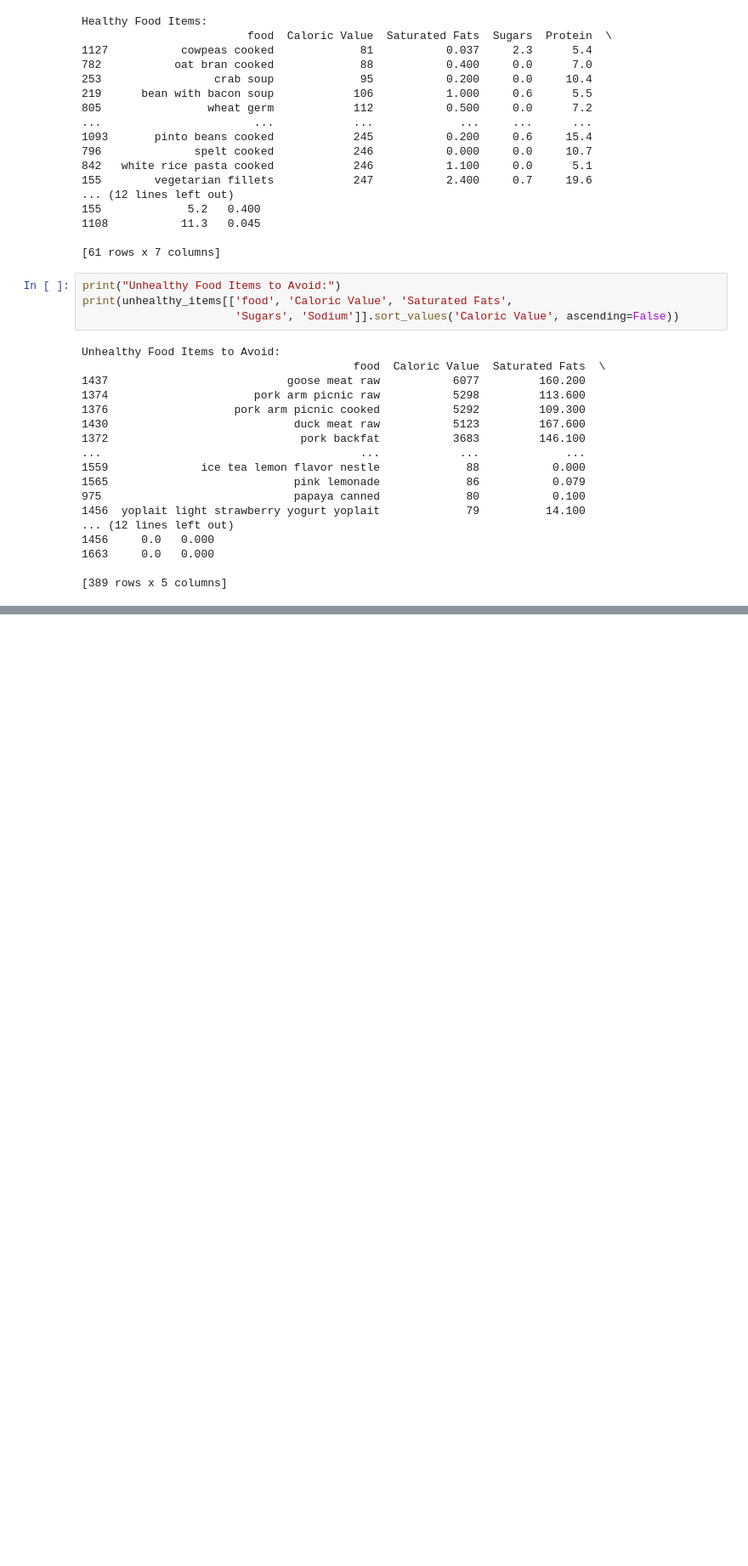
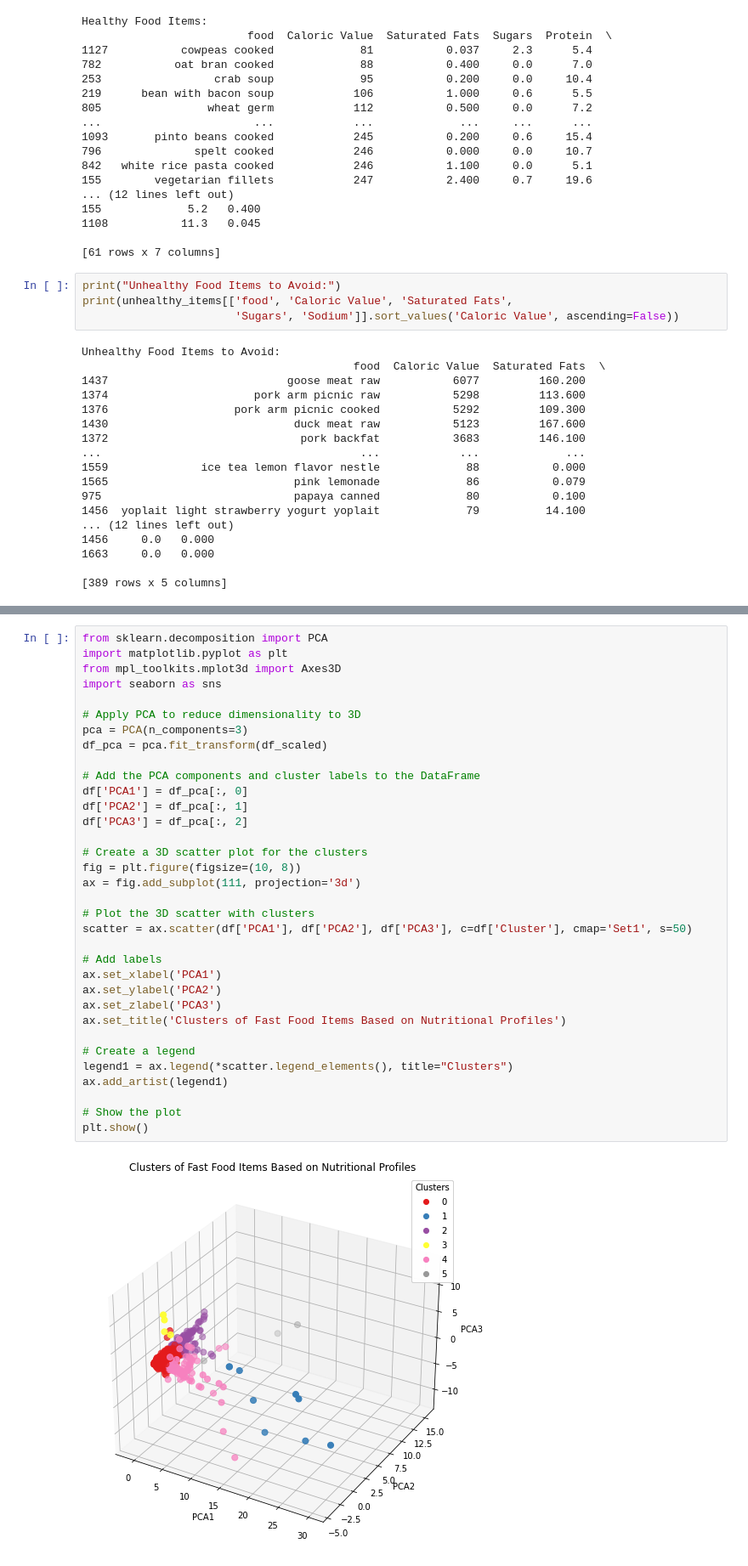
Before and after one commit to lynguyen21/food_nutrition, a Jupyter notebook: food_analysis.ipynb, the cells around one changed output, grey strips where cells are left out. Shown at 85% size. Drawn from its saved outputs; the diff is of its cells as text; blank space fills up the shorter version.

```diff
--- a/food_analysis.ipynb
+++ b/food_analysis.ipynb
@@ -216,0 +282,36 @@ Unhealthy Food Items to Avoid:
+# %%
+from sklearn.decomposition import PCA
+import matplotlib.pyplot as plt
+from mpl_toolkits.mplot3d import Axes3D
+import seaborn as sns
+
+# Apply PCA to reduce dimensionality to 3D
+pca = PCA(n_components=3)
+df_pca = pca.fit_transform(df_scaled)
+
+# Add the PCA components and cluster labels to the DataFrame
+df['PCA1'] = df_pca[:, 0]
+df['PCA2'] = df_pca[:, 1]
+df['PCA3'] = df_pca[:, 2]
+
+# Create a 3D scatter plot for the clusters
+fig = plt.figure(figsize=(10, 8))
+ax = fig.add_subplot(111, projection='3d')
+
+# Plot the 3D scatter with clusters
+scatter = ax.scatter(df['PCA1'], df['PCA2'], df['PCA3'], c=df['Cluster'], cmap='Set1', s=50)
+
+# Add labels
+ax.set_xlabel('PCA1')
+ax.set_ylabel('PCA2')
+ax.set_zlabel('PCA3')
+ax.set_title('Clusters of Fast Food Items Based on Nutritional Profiles')
+
+# Create a legend
+legend1 = ax.legend(*scatter.legend_elements(), title="Clusters")
+ax.add_artist(legend1)
+
+# Show the plot
+plt.show()
+# %% [output]
+[figure, added]
```
Also changed, not shown: parts of 8 cells of this notebook.
